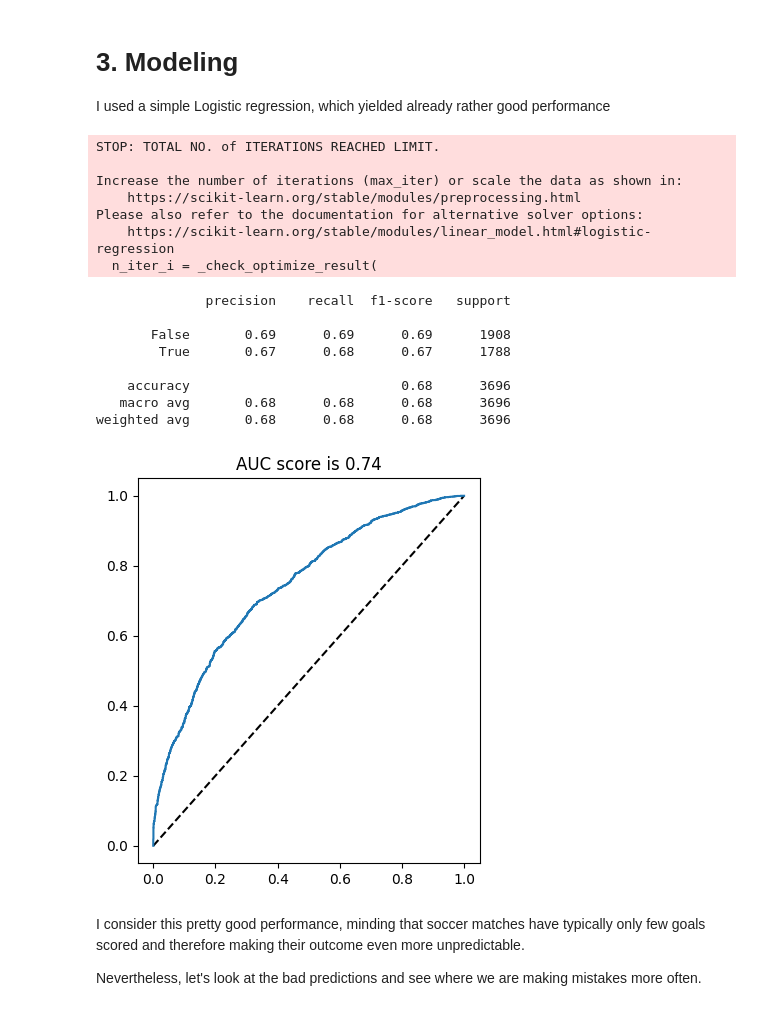
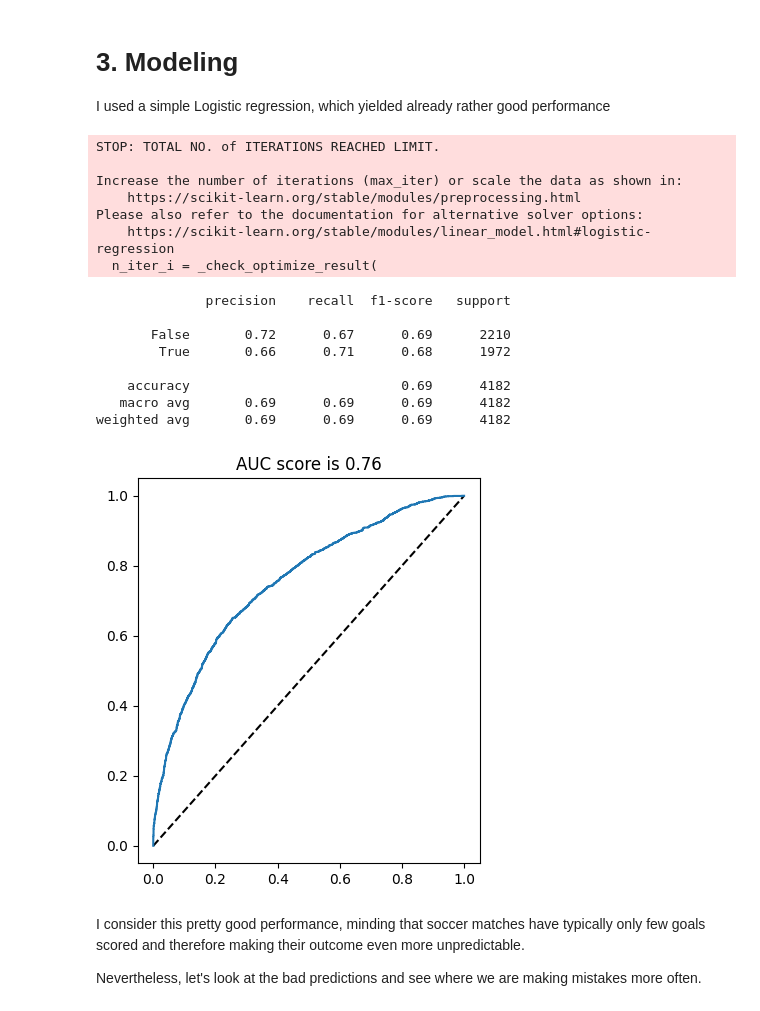
Before and after one commit to iamtlcs/STAT3011-Group5-Project2, a Jupyter notebook: Predicting the Football World Cup Winner.ipynb, the cells around one changed output. Drawn from its saved outputs; the diff is of its cells as text; code cells hidden in the pictures.

```diff
--- a/Predicting the Football World Cup Winner.ipynb
+++ b/Predicting the Football World Cup Winner.ipynb
@@ -26,27 +26,28 @@ from matplotlib import pyplot as plt
 
 
 # Get the ranking Data
-rankings = pd.read_csv("https://raw.githubusercontent.com/rajeevratan84/data-analyst-bootcamp/master/fifa_ranking.csv")
-rankings = rankings.loc[:,['rank', 'country_full', 'country_abrv', 'cur_year_avg_weighted', 'rank_date',
-                           'two_year_ago_weighted', 'three_year_ago_weighted']]
+rankings = pd.read_csv("https://raw.githubusercontent.com/iamtlcs/STAT3011-Group5-Project2/main/fifa_ranking-2022-10-06.csv")
+rankings = rankings.loc[:,['rank', 'country_full', 'country_abrv', 'total_points', 'rank_date']]
+old_rankings = pd.read_csv("https://raw.githubusercontent.com/iamtlcs/STAT3011-Group5-Project2/main/fifa_ranking.csv")
+old_rankings = old_rankings.loc[:,['rank', 'country_full', 'country_abrv', 'total_points', 'rank_date']]
 
 # Fix some country names
 rankings = rankings.replace({"IR Iran": "Iran"})
-# Get weighted points by summing cur_year_avg_weighted + two_year_ago_weighted + three_year_ago_weighted
-rankings['weighted_points'] =  rankings['cur_year_avg_weighted'] + rankings['two_year_ago_weighted'] + rankings['three_year_ago_weighted']
+rankings['weighted_points'] =  rankings['total_points']
 rankings['rank_date'] = pd.to_datetime(rankings['rank_date']) # change to pandas datetime format
 
 # Get the match Data
-matches = pd.read_csv("https://raw.githubusercontent.com/rajeevratan84/data-analyst-bootcamp/master/results.csv")
+matches = pd.read_csv("https://raw.githubusercontent.com/iamtlcs/STAT3011-Group5-Project2/main/till-2022-results.csv")
 # Fix some country names
 matches =  matches.replace({'Germany DR': 'Germany', 'China': 'China PR'})
-matches['date'] = pd.to_datetime(matches['date'])
+matches['date'] = pd.to_datetime(matches['date'], format='%Y-%m-%d')
+matches['year'] = matches['date'].dt.year
 
 # Get the world cup fixture data
-world_cup = pd.read_csv("https://raw.githubusercontent.com/rajeevratan84/data-analyst-bootcamp/master/WorldCup2018Dataset.csv")
+world_cup = pd.read_csv("https://raw.githubusercontent.com/iamtlcs/STAT3011-Group5-Project2/main/Worldcup2022.csv")
 
 # extract relavent columns
-world_cup = world_cup.loc[:, ['Team', 'Group', 'First match \nagainst', 'Second match\n against', 'Third match\n against']]
+world_cup = world_cup.loc[:, ['Team', 'Group', 'First match against', 'Second match against', 'Third match against']]
 
 # Drop NAs
 world_cup = world_cup.dropna(how='all')
@@ -56,9 +57,15 @@ world_cup = world_cup.replace({"IRAN": "Iran",
                                "Costarica": "Costa Rica",
                                "Porugal": "Portugal",
                                "Columbia": "Colombia",
-                               "Korea" : "Korea Republic"})
+                               "Korea" : "Korea Republic",
+                               "Netherland": "Netherlands"})
 # set index to team
 world_cup = world_cup.set_index('Team')
+
+# Get elo rating data
+elo_rating = pd.read_csv("https://raw.githubusercontent.com/iamtlcs/STAT3011-Group5-Project2/main/elo_rating-1992-2022.csv")
+elo_rating = elo_rating.loc[:,['country', 'elo', 'year']]
+elo_rating = elo_rating.replace({"United States": "USA", "South Korea" : "Korea Republic"})
 # %%
 rankings.head()
 # %% [output]
@@ -104,6 +120,6 @@ rankings = rankings.set_index(['rank_date'])\
             .resample('D').first()\
             .fillna(method='ffill')\
             .reset_index()
-
+rankings['year'] = rankings['rank_date'].dt.year
 rankings.head()
 # %% [output]
@@ -115,0 +141,5 @@ rankings.head()
+# %%
+rankings = rankings.merge(elo_rating,
+                        left_on=['year', 'country_full'],
+                        right_on=['year', 'country'])
+rankings.head()
@@ -159,6 +196,7 @@ matches['rank_difference'] = matches['rank_home'] - matches['rank_away']
 matches['average_rank'] = (matches['rank_home'] + matches['rank_away'])/2
 matches['point_difference'] = matches['weighted_points_home'] - matches['weighted_points_away']
 matches['score_difference'] = matches['home_score'] - matches['away_score']
+matches['elo_difference'] = matches['elo_home'] - matches['elo_away']
 matches['is_won'] = matches['score_difference'] > 0 # take draw as lost
 matches['is_stake'] = matches['tournament'] != 'Friendly'
 
@@ -185,7 +223,7 @@ from sklearn.preprocessing import PolynomialFeatures
 from sklearn.metrics import classification_report
 
 # We look at only 4 features
-X, y = matches.loc[:,['average_rank', 'rank_difference', 'point_difference', 'is_stake']], matches['is_won']
+X, y = matches.loc[:,['average_rank', 'rank_difference', 'point_difference', 'elo_difference', 'is_stake']], matches['is_won']
 
 # Create our test and train datasets
 X_train, X_test, y_train, y_test = train_test_split(
@@ -194,39 +232,39 @@ X_train, X_test, y_train, y_test = train_test_split(
 # Use a logistic Regression model
 logreg = linear_model.LogisticRegression(C=1e-5)
 features = PolynomialFeatures(degree=2)
 model = Pipeline([
     ('polynomial_features', features),
     ('logistic_regression', logreg)
 ])
 model = model.fit(X_train, y_train)
 
 # Plot our model results
 fpr, tpr, _ = roc_curve(y_test, model.predict_proba(X_test)[:,1])
 plt.figure(figsize=(15,5))
 ax = plt.subplot(1,3,1)
 ax.plot([0, 1], [0, 1], 'k--')
 ax.plot(fpr, tpr)
 ax.set_title('AUC score is {0:0.2}'.format(roc_auc_score(y_test, model.predict_proba(X_test)[:,1])))
 
 predicted = model.predict(X_test)
 print(classification_report(y_test, predicted))
 # %% [output]
 STOP: TOTAL NO. of ITERATIONS REACHED LIMIT.
 
 Increase the number of iterations (max_iter) or scale the data as shown in:
     https://scikit-learn.org/stable/modules/preprocessing.html
 Please also refer to the documentation for alternative solver options:
     https://scikit-learn.org/stable/modules/linear_model.html#logistic-regression
   n_iter_i = _check_optimize_result(
               precision    recall  f1-score   support
 
-       False       0.69      0.69      0.69      1908
-        True       0.67      0.68      0.67      1788
+       False       0.72      0.67      0.69      2210
+        True       0.66      0.71      0.68      1972
 
-    accuracy                           0.68      3696
-   macro avg       0.68      0.68      0.68      3696
-weighted avg       0.68      0.68      0.68      3696
+    accuracy                           0.69      4182
+   macro avg       0.69      0.69      0.69      4182
+weighted avg       0.69      0.69      0.69      4182
-[figure, old version]
+[figure, new version]
 # %% [markdown]
 I consider this pretty good performance, minding that soccer matches have typically only few goals scored and therefore making their outcome even more unpredictable.
 
```
Also changed, not shown: parts of 20 cells of this notebook.
